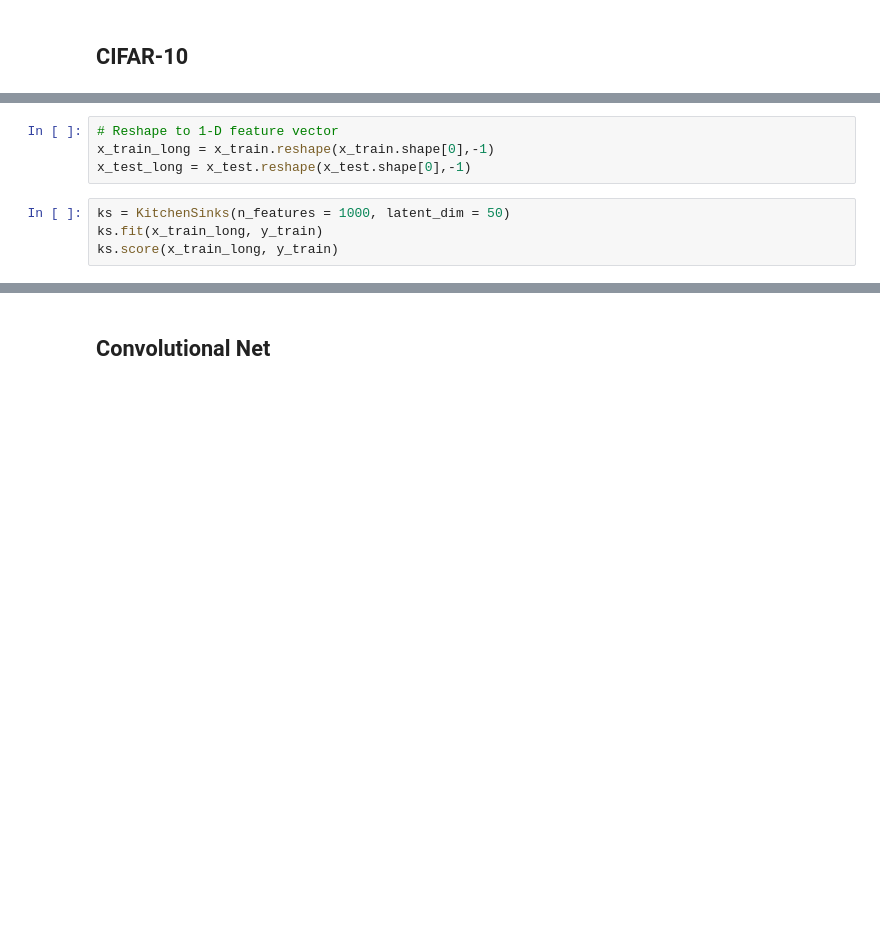
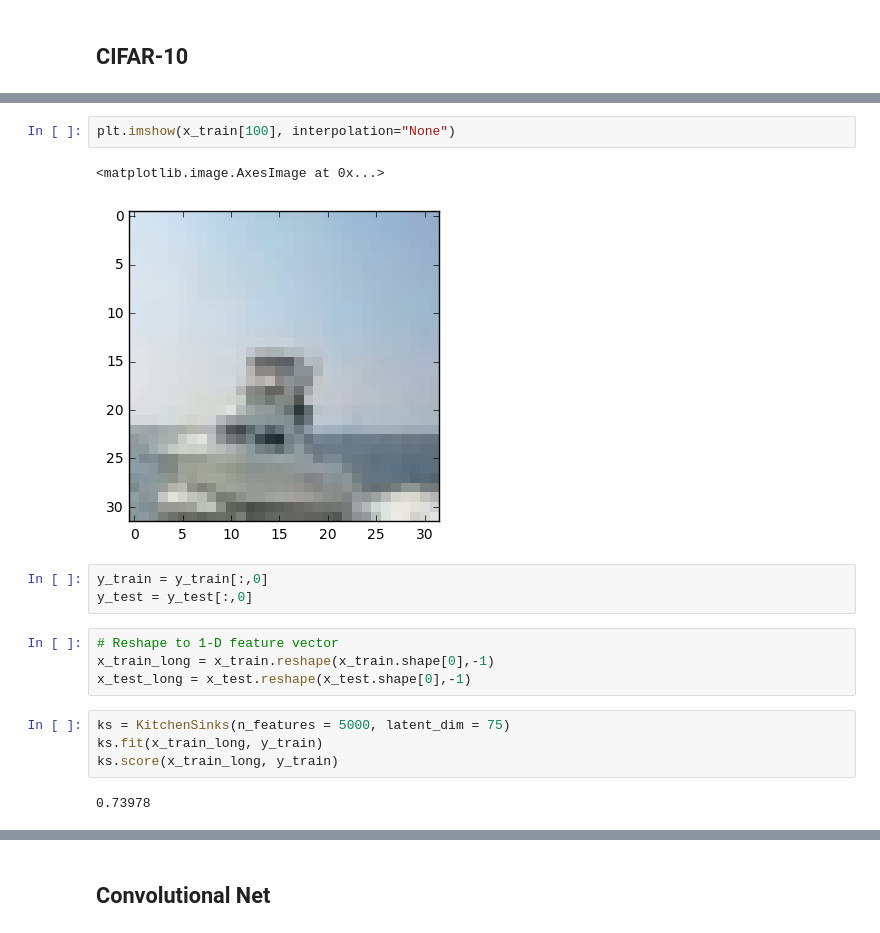
Before and after one commit to batson/random-kitchen-sinks, a Jupyter notebook: Random_Kitchen_Sinks.ipynb, the cells around one changed output, grey strips where cells are left out. Cells and saved outputs as stored; diff of their text form; blank space fills up the shorter version.

```diff
--- a/Random_Kitchen_Sinks.ipynb
+++ b/Random_Kitchen_Sinks.ipynb
@@ -219,10 +221,20 @@ Downloading data from https://www.cs.toronto.edu/~kriz/cifar-10-python.tar.gz
+# %%
+plt.imshow(x_train[100], interpolation="None")
+# %% [output]
+<matplotlib.image.AxesImage at 0x...>
+[figure, added]
+# %%
+y_train = y_train[:,0]
+y_test = y_test[:,0]
 # %%
 # Reshape to 1-D feature vector
 x_train_long = x_train.reshape(x_train.shape[0],-1)
 x_test_long = x_test.reshape(x_test.shape[0],-1)
 # %%
-ks = KitchenSinks(n_features = 1000, latent_dim = 50)
+ks = KitchenSinks(n_features = 5000, latent_dim = 75)
 ks.fit(x_train_long, y_train)
 ks.score(x_train_long, y_train)
+# %% [output]
+0.73978
 # %%
 ks.score(x_test_long, y_test)
```
Also changed, not shown: parts of 7 cells of this notebook.
